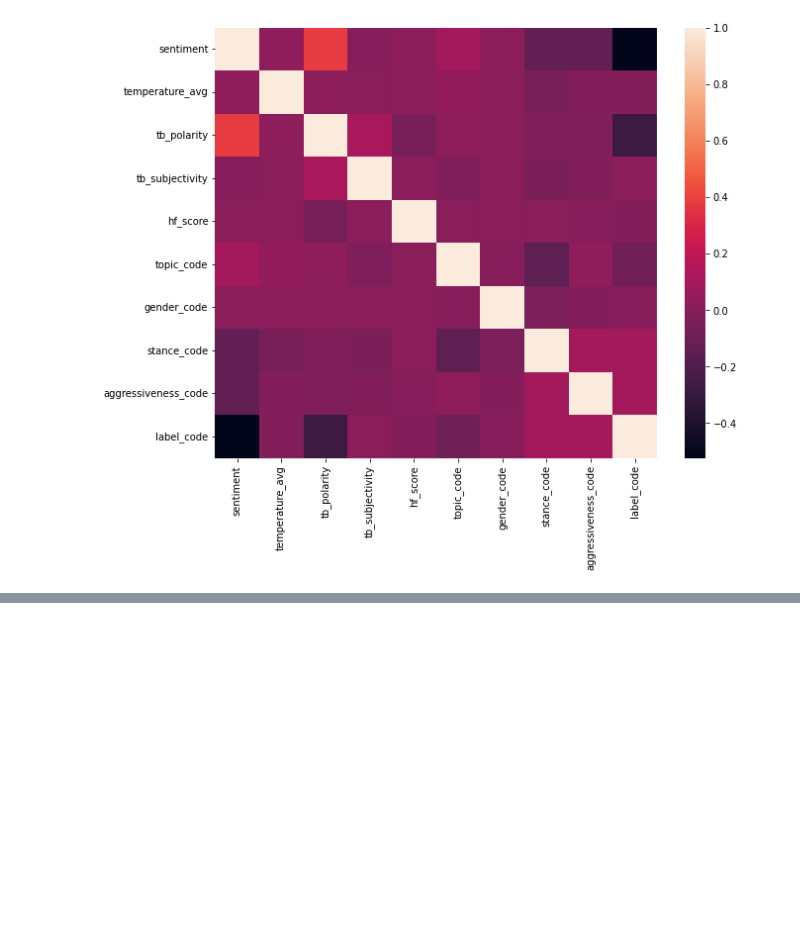
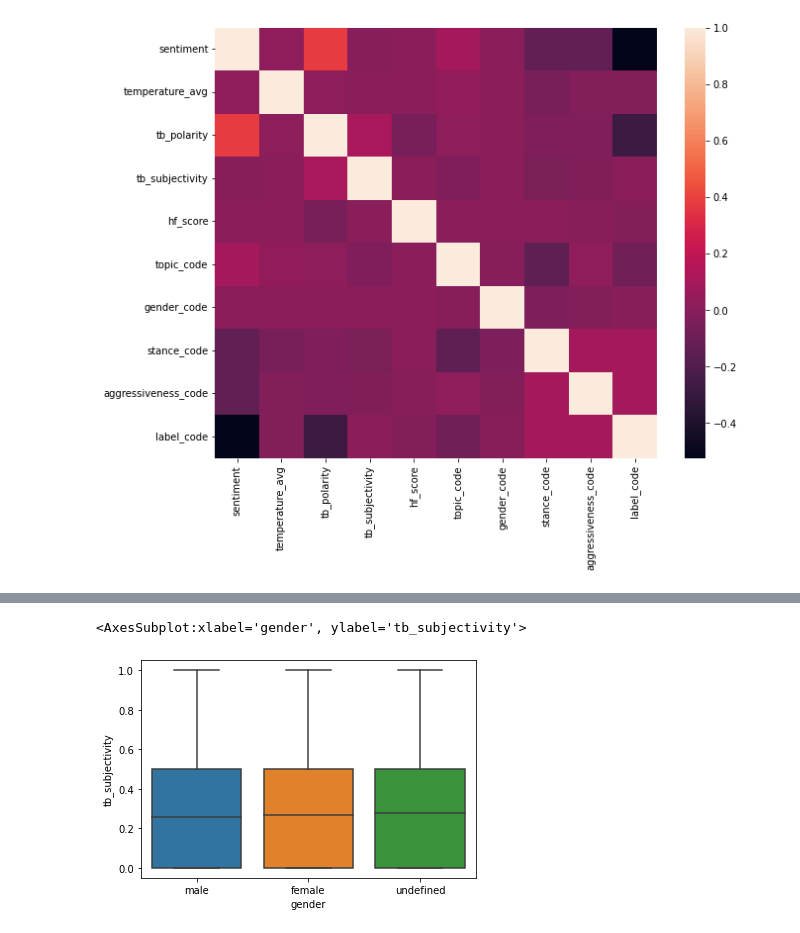
Before and after one commit to 3LL3RM4NN/bdlt_project_the_prophets, a Jupyter notebook: playground_julius.ipynb, the cells around one changed output, grey strips where cells are left out. Cells and saved outputs as stored; diff of their text form; code cells hidden in the pictures; blank space fills up the shorter version.

```diff
--- a/playground_julius.ipynb
+++ b/playground_julius.ipynb
@@ -99,0 +118,5 @@ sns.heatmap(corr, ax=ax)
+# %%
+sns.boxplot(x='gender', y='tb_subjectivity', data=data)
+# %% [output]
+<AxesSubplot:xlabel='gender', ylabel='tb_subjectivity'>
+[figure, added]
```
Also changed, not shown: parts of 17 cells of this notebook.
